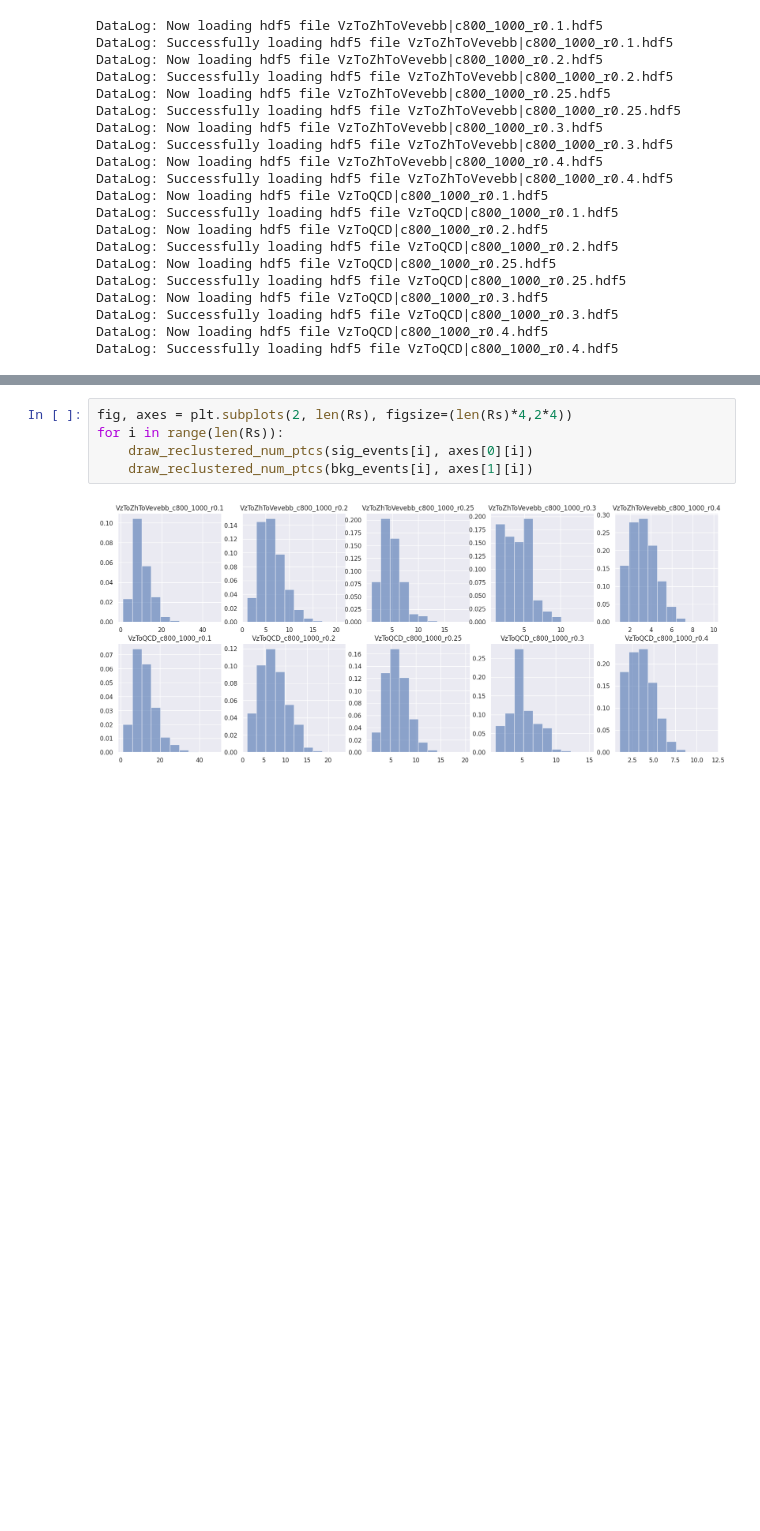
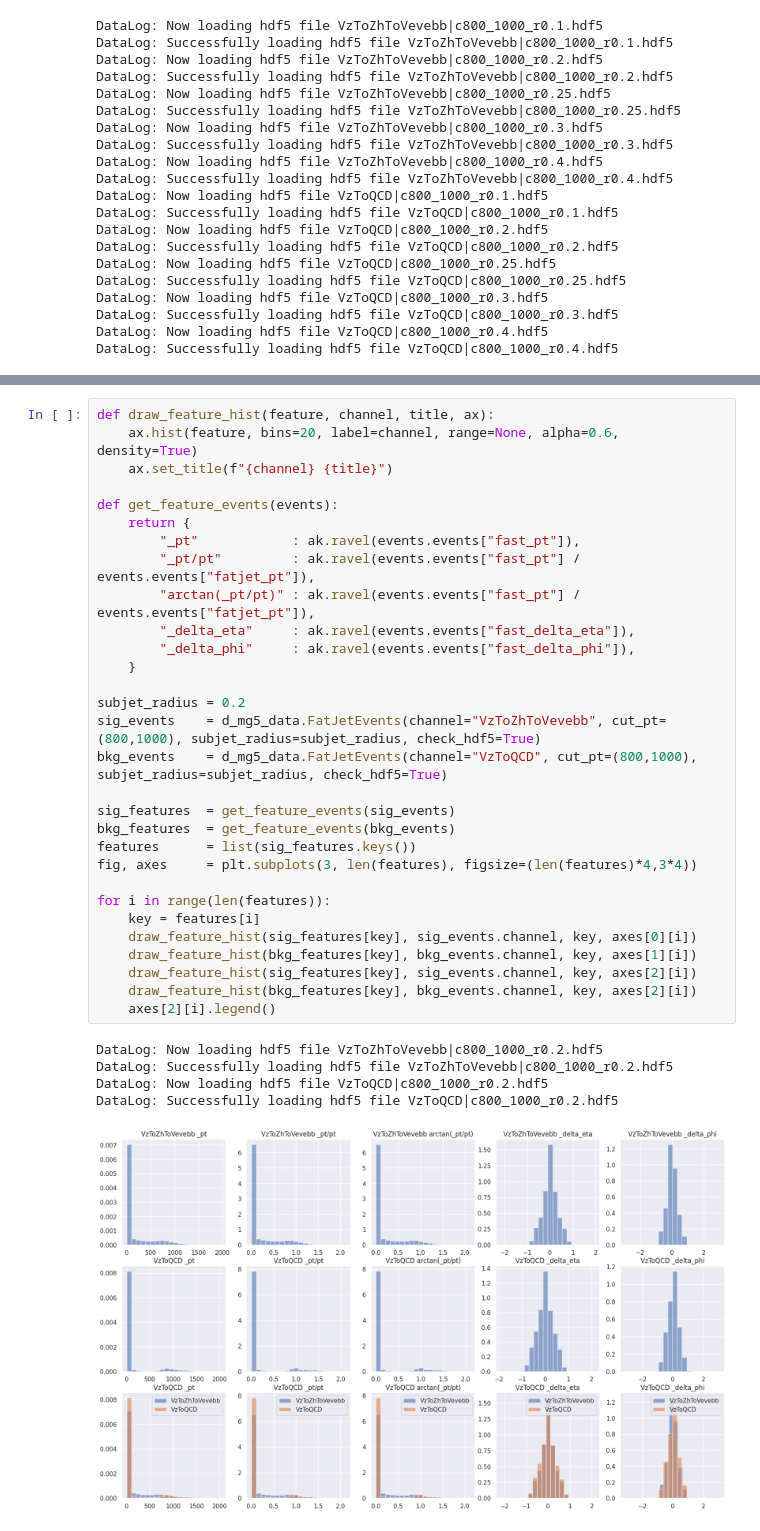
Before and after one commit to maplexgitx0302/QML-QCGNN, a Jupyter notebook: d_h5py_info.ipynb, the cells around one changed output, grey strips where cells are left out. Saved outputs shown, nothing was run; the diff lists cells and outputs as text; blank space fills up the shorter version.

```diff
--- a/d_h5py_info.ipynb
+++ b/d_h5py_info.ipynb
@@ -53,7 +60,36 @@ def draw_reclustered_num_ptcs(events, ax):
-# %%
-fig, axes = plt.subplots(2, len(Rs), figsize=(len(Rs)*4,2*4))
-for i in range(len(Rs)):
-    draw_reclustered_num_ptcs(sig_events[i], axes[0][i])
-    draw_reclustered_num_ptcs(bkg_events[i], axes[1][i])
-# %% [output]
-[figure, removed]
+# %%
+def draw_feature_hist(feature, channel, title, ax):
+    ax.hist(feature, bins=20, label=channel, range=None, alpha=0.6, density=True)
+    ax.set_title(f"{channel} {title}")
+
+def get_feature_events(events):
+    return {
+        "_pt"            : ak.ravel(events.events["fast_pt"]),
+        "_pt/pt"         : ak.ravel(events.events["fast_pt"] / events.events["fatjet_pt"]),
+        "arctan(_pt/pt)" : ak.ravel(events.events["fast_pt"] / events.events["fatjet_pt"]),
+        "_delta_eta"     : ak.ravel(events.events["fast_delta_eta"]),
+        "_delta_phi"     : ak.ravel(events.events["fast_delta_phi"]),
+    }
+
+subjet_radius = 0.2
+sig_events    = d_mg5_data.FatJetEvents(channel="VzToZhToVevebb", cut_pt=(800,1000), subjet_radius=subjet_radius, check_hdf5=True)
+bkg_events    = d_mg5_data.FatJetEvents(channel="VzToQCD", cut_pt=(800,1000), subjet_radius=subjet_radius, check_hdf5=True)
+
+sig_features  = get_feature_events(sig_events)
+bkg_features  = get_feature_events(bkg_events)
+features      = list(sig_features.keys())
+fig, axes     = plt.subplots(3, len(features), figsize=(len(features)*4,3*4))
+
+for i in range(len(features)):
+    key = features[i]
+    draw_feature_hist(sig_features[key], sig_events.channel, key, axes[0][i])
+    draw_feature_hist(bkg_features[key], bkg_events.channel, key, axes[1][i])
+    draw_feature_hist(sig_features[key], sig_events.channel, key, axes[2][i])
+    draw_feature_hist(bkg_features[key], bkg_events.channel, key, axes[2][i])
+    axes[2][i].legend()
+# %% [output]
+DataLog: Now loading hdf5 file VzToZhToVevebb|c800_1000_r0.2.hdf5
+DataLog: Successfully loading hdf5 file VzToZhToVevebb|c800_1000_r0.2.hdf5
+DataLog: Now loading hdf5 file VzToQCD|c800_1000_r0.2.hdf5
+DataLog: Successfully loading hdf5 file VzToQCD|c800_1000_r0.2.hdf5
+[figure, added]
```
Also changed, not shown: parts of 1 cell of this notebook, 4 other files.
